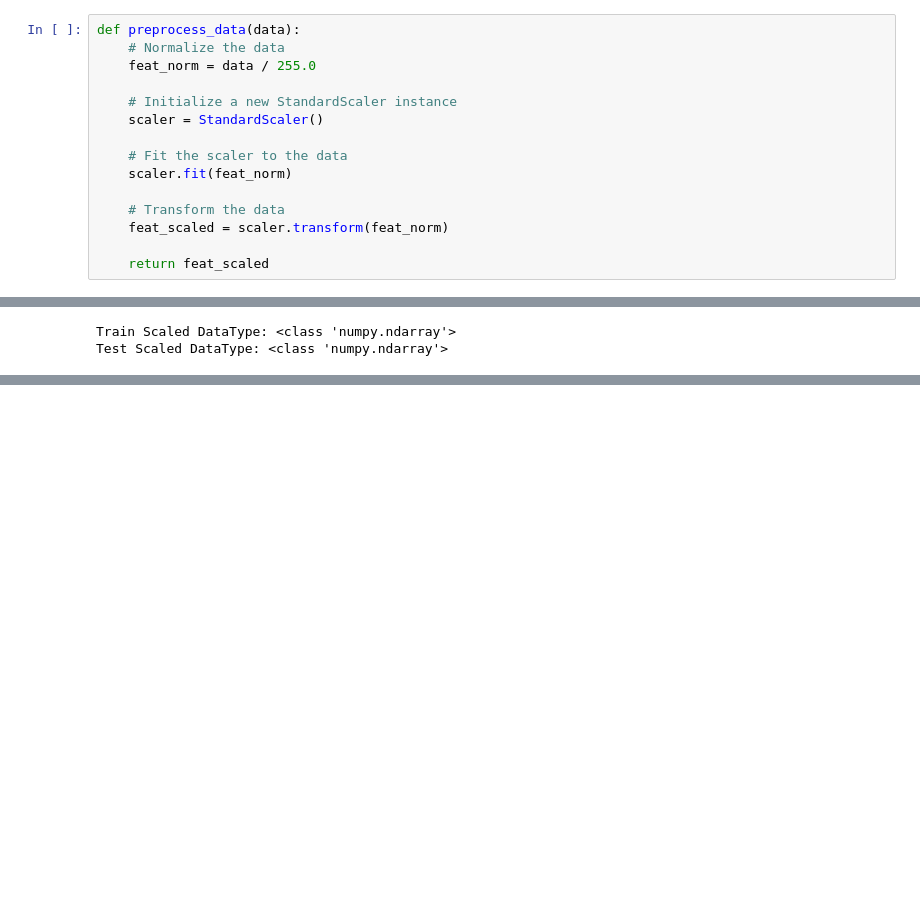
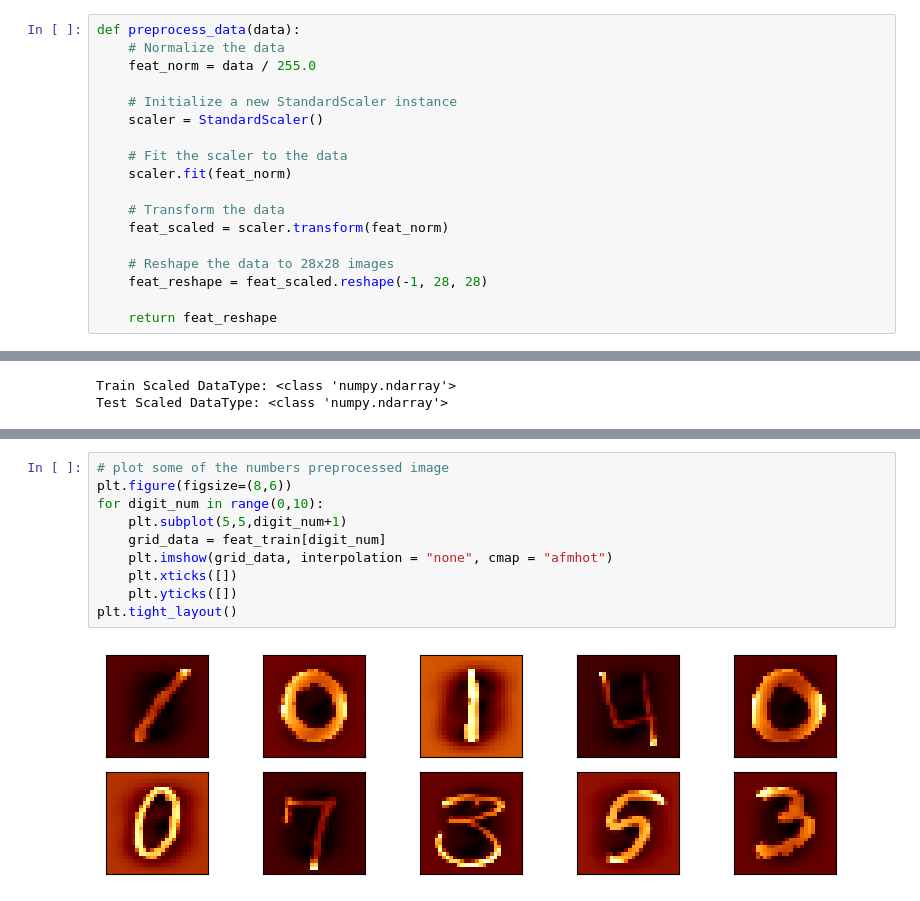
Before and after one commit to SmogJ/Kaggle-Competition---Digit-Recognizer, a Jupyter notebook: 2nd-mnist-notebook.ipynb, the cells around one changed output, grey strips where cells are left out. Drawn from its saved outputs; the diff is of its cells as text; blank space fills up the shorter version.

```diff
--- a/2nd-mnist-notebook.ipynb
+++ b/2nd-mnist-notebook.ipynb
@@ -102,7 +147,10 @@ def preprocess_data(data):
     # Transform the data
     feat_scaled = scaler.transform(feat_norm)
 
-    return feat_scaled
+    # Reshape the data to 28x28 images
+    feat_reshape = feat_scaled.reshape(-1, 28, 28)
+
+    return feat_reshape
 # %%
 feat_train= preprocess_data(features)
 feat_test= preprocess_data(test)
@@ -142,0 +195,12 @@ Test Scaled Data Shape:
+# %%
+# plot some of the numbers preprocessed image
+plt.figure(figsize=(8,6))
+for digit_num in range(0,10):
+    plt.subplot(5,5,digit_num+1)
+    grid_data = feat_train[digit_num]
+    plt.imshow(grid_data, interpolation = "none", cmap = "afmhot")
+    plt.xticks([])
+    plt.yticks([])
+plt.tight_layout()
+# %% [output]
+[figure, added]
```
Also changed, not shown: parts of 14 cells of this notebook.
